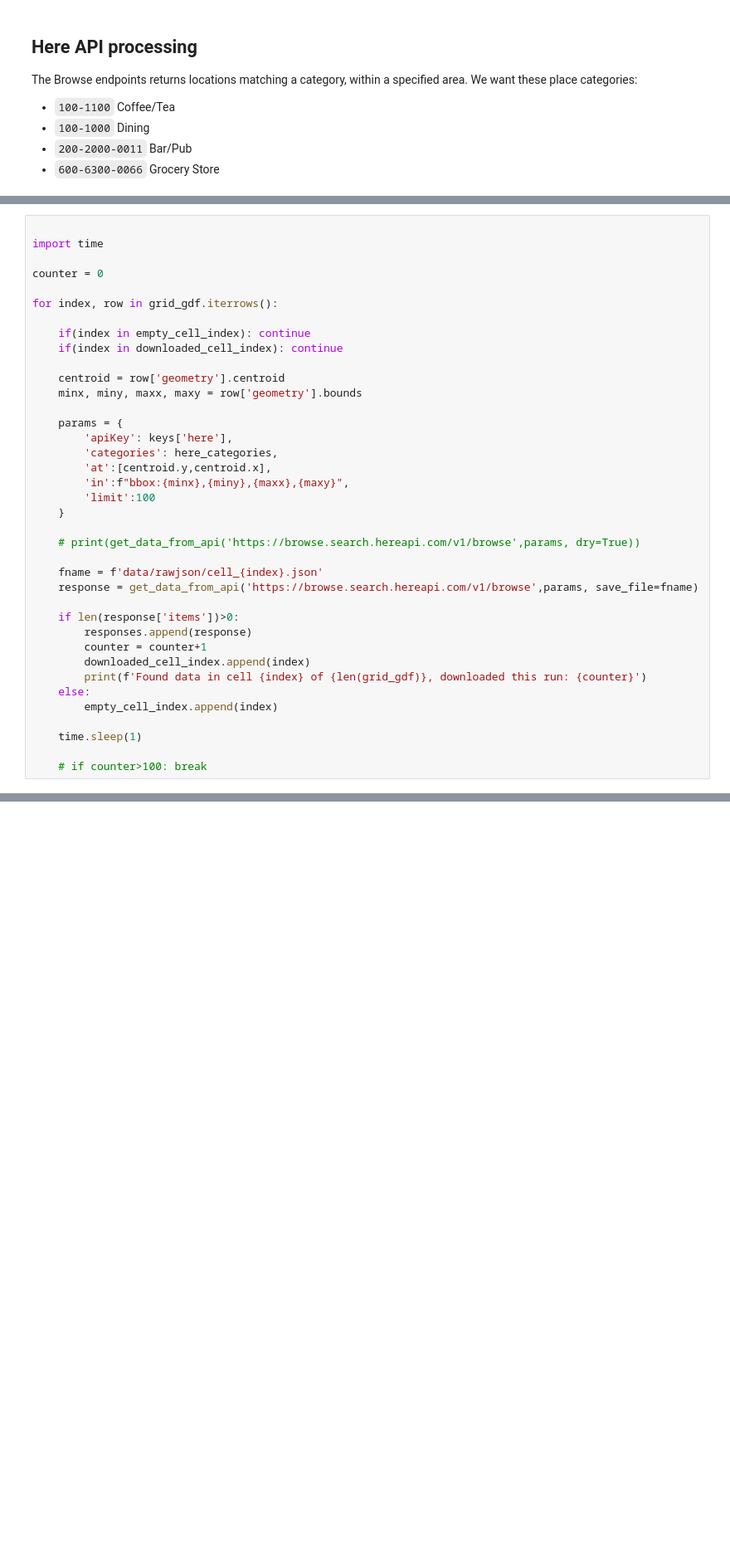
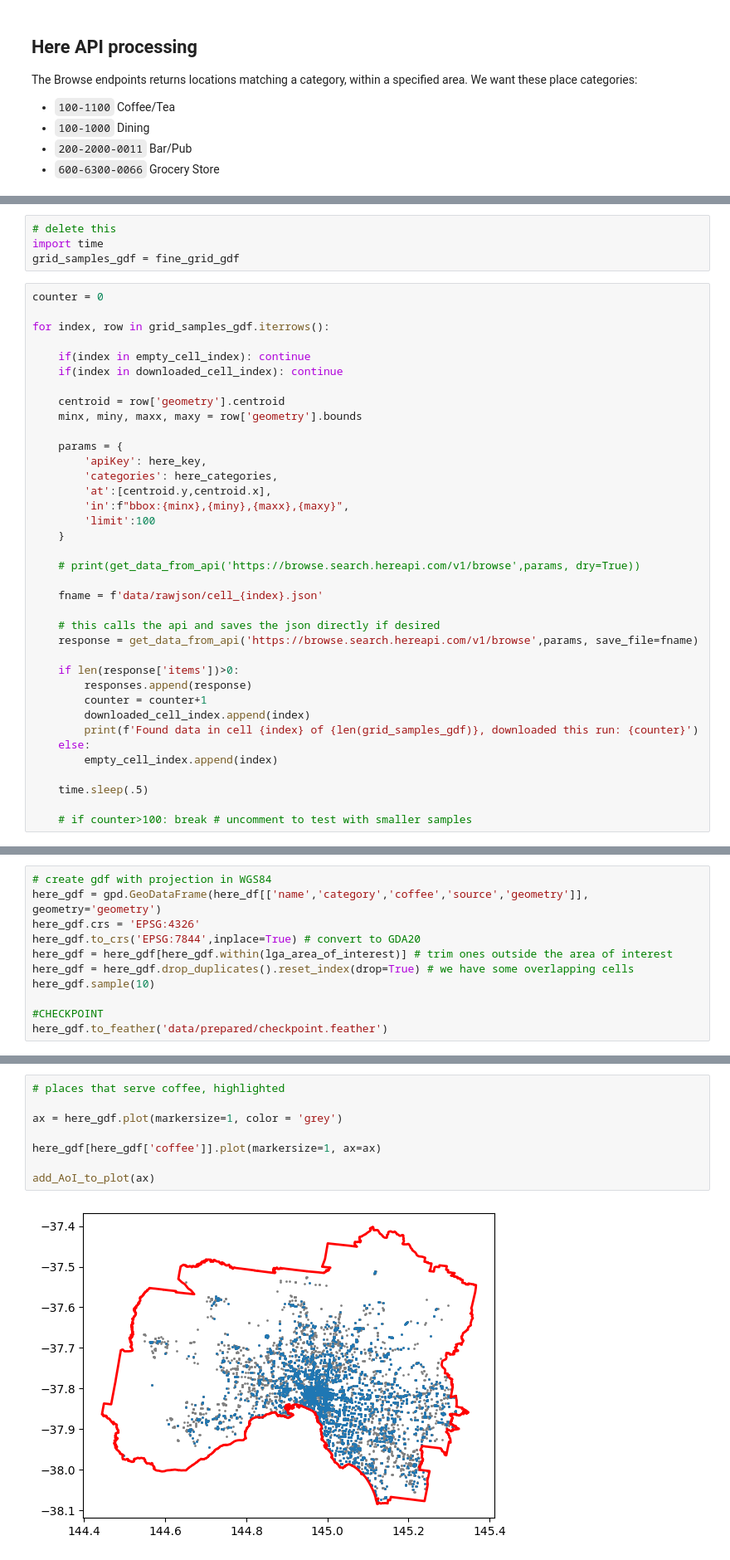
Before and after one commit to tpisel/walkability, a Jupyter notebook: data_ingestion.ipynb, the cells around one changed output, grey strips where cells are left out. Shown at 83% size. Saved outputs shown, nothing was run; the diff lists cells and outputs as text; blank space fills up the shorter version.

```diff
--- a/data_ingestion.ipynb
+++ b/data_ingestion.ipynb
@@ -401,10 +405,11 @@ print(downloaded_cell_index)
+# %%
+# delete this
+import time
+grid_samples_gdf = fine_grid_gdf
 # %%
-
-import time
-
 counter = 0
 
-for index, row in grid_gdf.iterrows():
+for index, row in grid_samples_gdf.iterrows():
 
     if(index in empty_cell_index): continue
     if(index in downloaded_cell_index): continue
@@ -413,7 +418,7 @@ for index, row in grid_gdf.iterrows():
     minx, miny, maxx, maxy = row['geometry'].bounds
 
     params = {
-        'apiKey': keys['here'],
+        'apiKey': here_key,
         'categories': here_categories,
         'at':[centroid.y,centroid.x],
         'in':f"bbox:{minx},{miny},{maxx},{maxy}",
@@ -423,17 +428,19 @@ for index, row in grid_gdf.iterrows():
     # print(get_data_from_api('https://browse.search.hereapi.com/v1/browse',params, dry=True))
 
     fname = f'data/rawjson/cell_{index}.json'
+
+    # this calls the api and saves the json directly if desired
     response = get_data_from_api('https://browse.search.hereapi.com/v1/browse',params, save_file=fname)
 
     if len(response['items'])>0:
         responses.append(response)
         counter = counter+1
         downloaded_cell_index.append(index)
-        print(f'Found data in cell {index} of {len(grid_gdf)}, downloaded this run: {counter}')
+        print(f'Found data in cell {index} of {len(grid_samples_gdf)}, downloaded this run: {counter}')
     else:
         empty_cell_index.append(index)
 
-    time.sleep(1)
+    time.sleep(.5)
 
-    # if counter>100: break
+    # if counter>100: break # uncomment to test with smaller samples
 # %% [output]
@@ -620,0 +514,11 @@ combined_gdf.to_pickle('data/prepared/combined.pickle')
+# %%
+# create gdf with projection in WGS84
+here_gdf = gpd.GeoDataFrame(here_df[['name','category','coffee','source','geometry']], geometry='geometry')
+here_gdf.crs = 'EPSG:4326'
+here_gdf.to_crs('EPSG:7844',inplace=True) # convert to GDA20
+here_gdf = here_gdf[here_gdf.within(lga_area_of_interest)] # trim ones outside the area of interest
+here_gdf = here_gdf.drop_duplicates().reset_index(drop=True) # we have some overlapping cells
+here_gdf.sample(10)
+
+#CHECKPOINT
+here_gdf.to_feather('data/prepared/checkpoint.feather')
@@ -620,0 +537,10 @@ combined_gdf.to_pickle('data/prepared/combined.pickle')
+# %%
+# places that serve coffee, highlighted
+
+ax = here_gdf.plot(markersize=1, color = 'grey')
+
+here_gdf[here_gdf['coffee']].plot(markersize=1, ax=ax)
+
+add_AoI_to_plot(ax)
+# %% [output]
+[figure, added]
```
Also changed, not shown: parts of 34 cells of this notebook.
